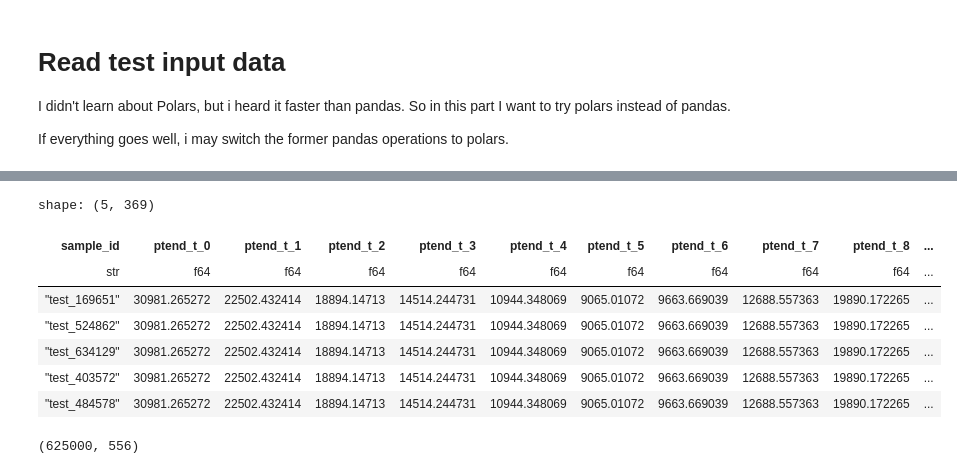
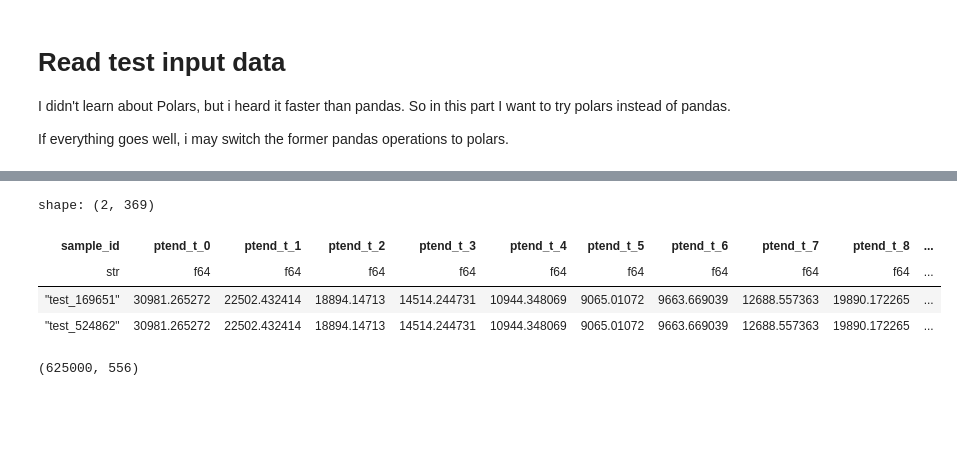
Before and after one commit to neoluxis/MyKaggle, a Jupyter notebook: LEAP - Atmospheric Physics using AI.ipynb, the cells around one changed output, grey strips where cells are left out. Saved outputs shown, nothing was run; the diff lists cells and outputs as text; code cells hidden in the pictures; blank space fills up the shorter version.

```diff
--- a/LEAP - Atmospheric Physics using AI.ipynb
+++ b/LEAP - Atmospheric Physics using AI.ipynb
@@ -646,14 +615,11 @@ timer.stop()
 # %%
-subm_multip.head()
+subm_multip.head(2)
 # %% [output]
-shape: (5, 369)
+shape: (2, 369)
 | sample_id | ptend_t_0 | ptend_t_1 | ptend_t_2 | ptend_t_3 | ptend_t_4 | ptend_t_5 | ptend_t_6 | ptend_t_7 | ptend_t_8 | ... |
 | str | f64 | f64 | f64 | f64 | f64 | f64 | f64 | f64 | f64 | ... |
 | "test_169651" | 30981.265272 | 22502.432414 | 18894.14713 | 14514.244731 | 10944.348069 | 9065.01072 | 9663.669039 | 12688.557363 | 19890.172265 | ... |
 | "test_524862" | 30981.265272 | 22502.432414 | 18894.14713 | 14514.244731 | 10944.348069 | 9065.01072 | 9663.669039 | 12688.557363 | 19890.172265 | ... |
-| "test_634129" | 30981.265272 | 22502.432414 | 18894.14713 | 14514.244731 | 10944.348069 | 9065.01072 | 9663.669039 | 12688.557363 | 19890.172265 | ... |
-| "test_403572" | 30981.265272 | 22502.432414 | 18894.14713 | 14514.244731 | 10944.348069 | 9065.01072 | 9663.669039 | 12688.557363 | 19890.172265 | ... |
-| "test_484578" | 30981.265272 | 22502.432414 | 18894.14713 | 14514.244731 | 10944.348069 | 9065.01072 | 9663.669039 | 12688.557363 | 19890.172265 | ... |
 # %%
 insts = subm_set[subm_set.columns[0]]
 subm_in = subm_set[subm_set.columns[1:]]
```
Also changed, not shown: parts of 22 cells of this notebook.
